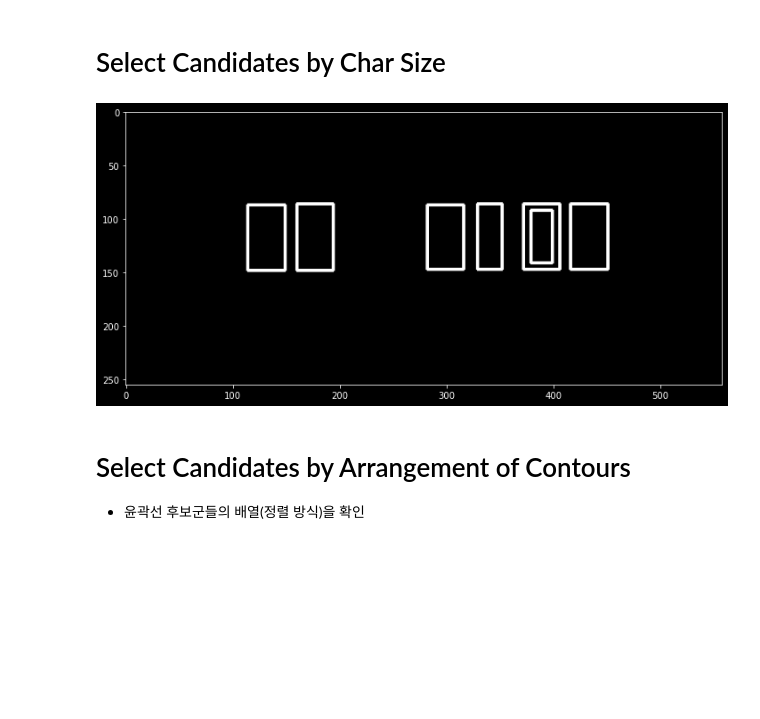
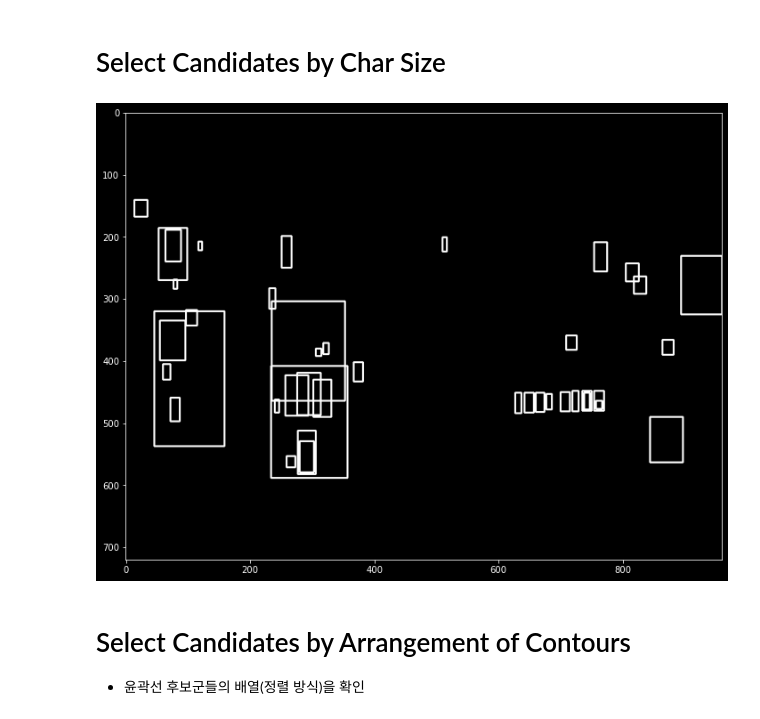
Before and after one commit to jhlee508/license-plate-rocognition, a Jupyter notebook: LPR_cv2_tesseract.ipynb, the cells around one changed output. Saved outputs shown, nothing was run; the diff lists cells and outputs as text; code cells hidden in the pictures; blank space fills up the shorter version.

```diff
--- a/LPR_cv2_tesseract.ipynb
+++ b/LPR_cv2_tesseract.ipynb
@@ -13,7 +15,7 @@ pytesseract.pytesseract.tesseract_cmd = r'C:\Program Files\Tesseract-OCR\tessera
 # Import Image
 # %%
 # 이미지 불러오기
-img = cv2.imread('license_plate/elpr3.jpg')
+img = cv2.imread('license_plate/lpr6.jpg')
 img_ori = cv2.cvtColor(img, cv2.COLOR_BGR2RGB)
 
 # 사이즈 지정
@@ -132,36 +134,36 @@ plt.show()
 MIN_AREA = 80
 
 # 하이퍼 파라미터: bounding box 의 최소 넓이, 높이
-MIN_WIDTH, MIN_HEIGHT = 2, 8
+MIN_WIDTH, MIN_HEIGHT = 3, 8
 
 # 하이퍼 파라미터: bounding box 의 세로 대비 가로의 비율
-MIN_RATIO, MAX_RATIO = 0.25, 0.8
+MIN_RATIO, MAX_RATIO = 0.3, 0.8
 
 # 유망한 윤곽선 후보군
 possible_contours = []
 
 cnt = 0
 for d in contours_dict:
     area = d['w'] * d['h']
     ratio = d['w'] / d['h']
 
     if area > MIN_AREA \
     and d['w'] > MIN_WIDTH and d['h'] > MIN_HEIGHT \
     and MIN_RATIO < ratio < MAX_RATIO:
         d['idx'] = cnt
         cnt += 1
         possible_contours.append(d)
 
 temp_result = np.zeros((height,width,channel),dtype=np.uint8)
 
 for d in possible_contours:
     cv2.rectangle(temp_result, pt1=(d['x'],d['y']), pt2=(d['x']+d['w'], d['y']+d['h']), color=(255, 255, 255), thickness=2)
 
 plt.figure(figsize=(12,10))
 plt.imshow(temp_result)
 plt.show()
 # %% [output]
-[figure, old version]
+[figure, new version]
 # %% [markdown]
 # Select Candidates by Arrangement of Contours
 - 윤곽선 후보군들의 배열(정렬 방식)을 확인
```
Also changed, not shown: parts of 14 cells of this notebook.
